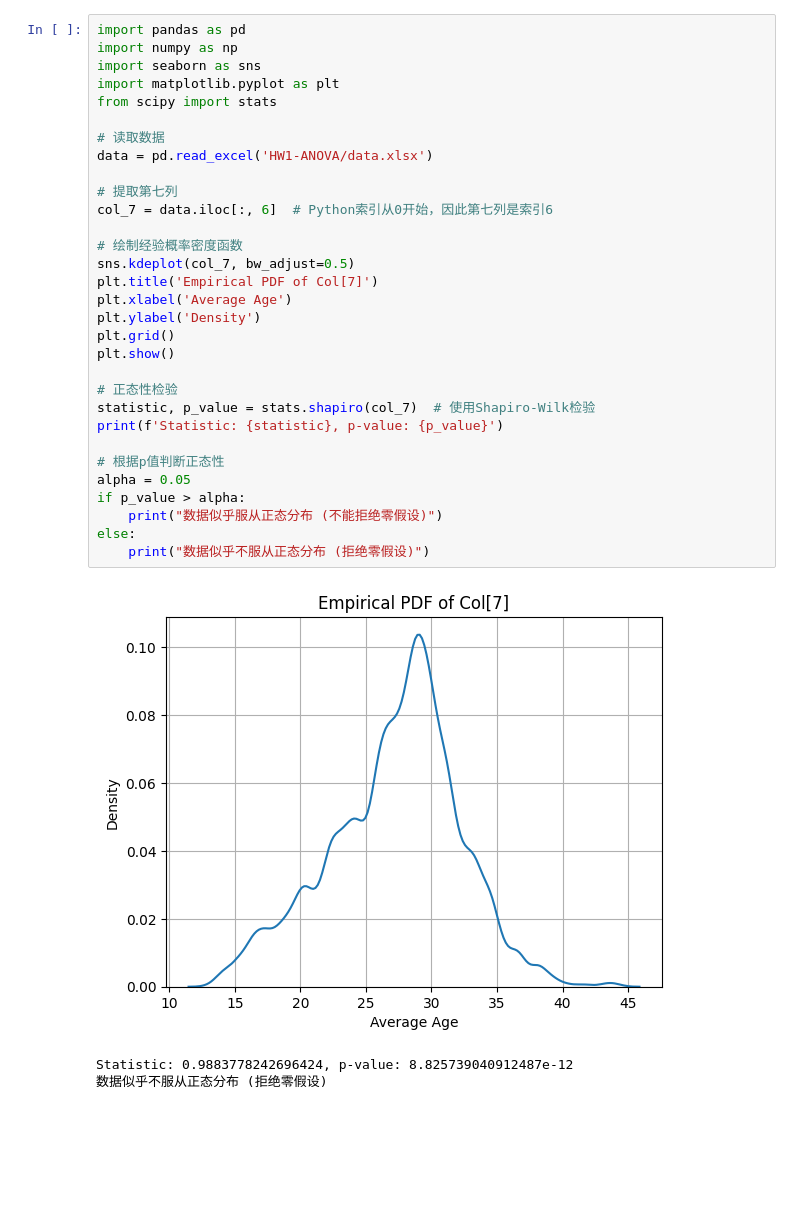
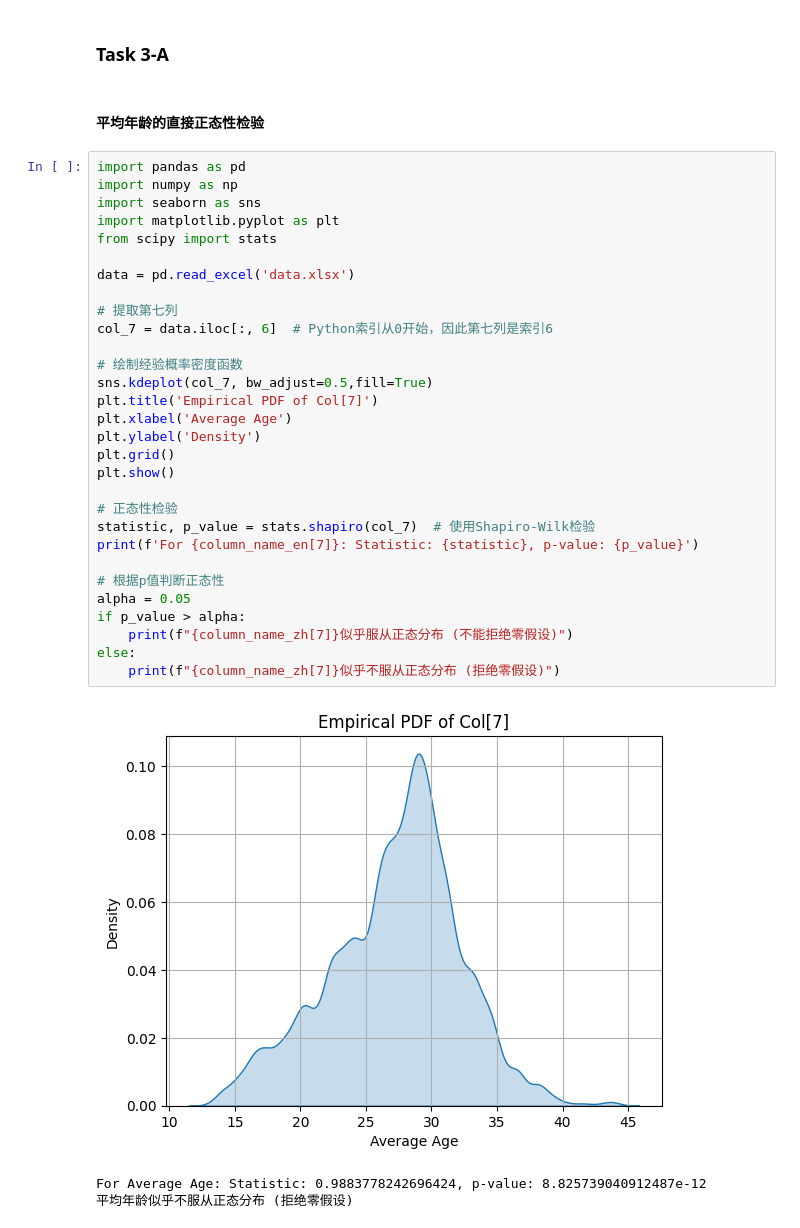
Before and after one commit to scpsyl/Big-Data-Analysis, a Jupyter notebook: HW1-ANOVA/Task.ipynb, the cells around one changed output. Saved outputs shown, nothing was run; the diff lists cells and outputs as text; blank space fills up the shorter version.

```diff
--- a/HW1-ANOVA/Task.ipynb
+++ b/HW1-ANOVA/Task.ipynb
@@ -1,35 +36,38 @@
+# %% [markdown]
+### Task 3-A
+# %% [markdown]
+#### 平均年龄的直接正态性检验
 # %%
 import pandas as pd
 import numpy as np
 import seaborn as sns
 import matplotlib.pyplot as plt
 from scipy import stats
 
-# 读取数据
-data = pd.read_excel('HW1-ANOVA/data.xlsx')
+data = pd.read_excel('data.xlsx')
 
 # 提取第七列
 col_7 = data.iloc[:, 6]  # Python索引从0开始，因此第七列是索引6
 
 # 绘制经验概率密度函数
-sns.kdeplot(col_7, bw_adjust=0.5)
+sns.kdeplot(col_7, bw_adjust=0.5,fill=True)
 plt.title('Empirical PDF of Col[7]')
 plt.xlabel('Average Age')
 plt.ylabel('Density')
 plt.grid()
 plt.show()
 
 # 正态性检验
 statistic, p_value = stats.shapiro(col_7)  # 使用Shapiro-Wilk检验
-print(f'Statistic: {statistic}, p-value: {p_value}')
+print(f'For {column_name_en[7]}: Statistic: {statistic}, p-value: {p_value}')
 
 # 根据p值判断正态性
 alpha = 0.05
 if p_value > alpha:
-    print("数据似乎服从正态分布 (不能拒绝零假设)")
+    print(f"{column_name_zh[7]}似乎服从正态分布 (不能拒绝零假设)")
 else:
-    print("数据似乎不服从正态分布 (拒绝零假设)")
+    print(f"{column_name_zh[7]}似乎不服从正态分布 (拒绝零假设)")
 # %% [output]
-[figure, old version]
+[figure, new version]
-Statistic: 0.9883778242696424, p-value: 8.825739040912487e-12
-数据似乎不服从正态分布 (拒绝零假设)
+For Average Age: Statistic: 0.9883778242696424, p-value: 8.825739040912487e-12
+平均年龄似乎不服从正态分布 (拒绝零假设)
```
Also changed, not shown: parts of 17 cells of this notebook, 13 other files.
